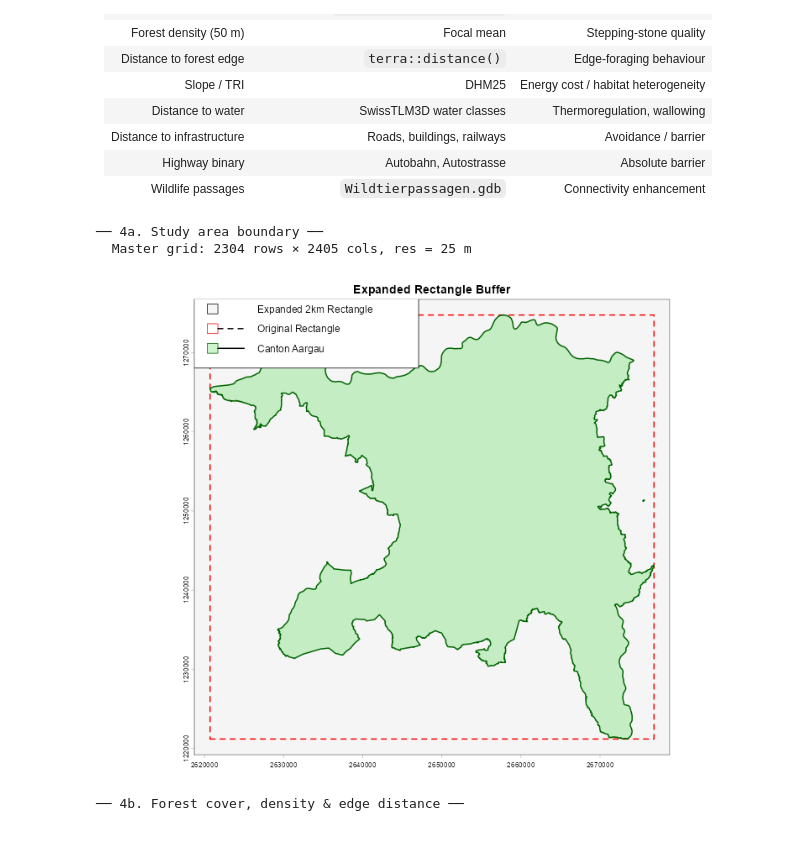
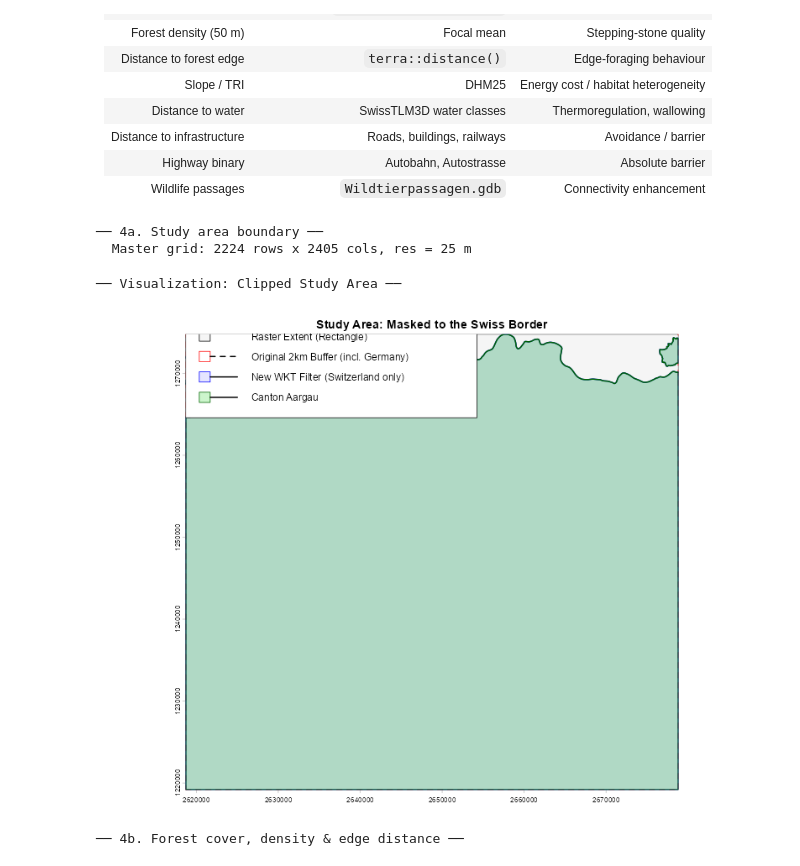
Before and after one commit to LukasBuchmann/BA-wild-boar-connectivity-modeling, a Jupyter notebook: scripts/01_create_resistance_surface.ipynb, the cells around one changed output. Saved outputs shown, nothing was run; the diff lists cells and outputs as text; code cells hidden in the pictures.

```diff
--- a/scripts/01_create_resistance_surface.ipynb
+++ b/scripts/01_create_resistance_surface.ipynb
@@ -297,53 +328,74 @@ cat("── 4a. Study area boundary ──\n")
 kantone <- st_read(BOUNDARIES_PATH, layer = "tlm_kantonsgebiet", quiet = TRUE) %>%
   st_transform(2056)
 
-aargau_poly   <- kantone %>% filter(name == "Aargau")
-aargau_vect   <- vect(aargau_poly)
+aargau_poly <- kantone %>% filter(name == "Aargau")
+aargau_vect <- vect(aargau_poly)
 
-# 1. Get the exact bounding box (rectangle) of Canton Aargau
+# Expand the canton bbox by BUFFER_M metres in every direction.
+# The extent of every subsequent raster will match this buffered rectangle.
 bbox <- st_bbox(aargau_poly)
+bbox["xmin"] <- bbox["xmin"] - BUFFER_M
+bbox["ymin"] <- bbox["ymin"] - BUFFER_M
+bbox["xmax"] <- bbox["xmax"] + BUFFER_M
+bbox["ymax"] <- bbox["ymax"] + BUFFER_M
 
-# 2. Expand the rectangle mathematically by 2000 meters in all directions
-bbox["xmin"] <- bbox["xmin"] - 2000
-bbox["ymin"] <- bbox["ymin"] - 2000
-bbox["xmax"] <- bbox["xmax"] + 2000
-bbox["ymax"] <- bbox["ymax"] + 2000
+# Create the perfect rectangle first
+aargau_bbox_rect <- st_as_sfc(bbox)
 
-# 3. Convert the expanded box back into a polygon for spatial filtering (WKT)
-aargau_bbox_buffered <- st_as_sfc(bbox)
-aargau_wkt <- st_as_text(aargau_bbox_buffered)
+# Create the Swiss national border by unioning all cantons
+swiss_poly <- st_union(kantone)
 
-# 4. Create the master grid based on this perfectly expanded rectangle
-master_grid <- rast(ext(vect(aargau_bbox_buffered)), resolution = TARGET_RES_M, crs = "EPSG:2056")
+# Chop off the German part of the rectangle
+aargau_bbox_buffered <- st_intersection(aargau_bbox_rect, swiss_poly)
 
-cat(sprintf("  Master grid: %d rows × %d cols, res = %d m\n",
+# Generate vectorized and wkt version
+aargau_bbox_vect     <- vect(aargau_bbox_buffered)
+aargau_wkt           <- st_as_text(st_geometry(aargau_bbox_buffered))
+
+# Master grid covering the buffered rectangle - the canonical extent for Aargau
+master_grid <- rast(ext(aargau_bbox_vect),
+                    resolution = TARGET_RES_M, crs = "EPSG:2056")
+
+cat(sprintf("  Master grid: %d rows x %d cols, res = %d m\n",
             nrow(master_grid), ncol(master_grid), TARGET_RES_M))
 # %% [output]
 ── 4a. Study area boundary ──
-  Master grid: 2304 rows × 2405 cols, res = 25 m
+  Master grid: 2224 rows x 2405 cols, res = 25 m
 # %%
-# Fill grid temporarily for rendering
+cat("── Visualization: Clipped Study Area ──\n")
+
+# 1. Temporarily fill the master grid with 1s so it renders a solid background
 master_grid[] <- 1
 
-# Plot the new master grid (the expanded rectangle)
-plot(master_grid, col = "whitesmoke", main = "Expanded Rectangle Buffer", legend = FALSE)
+# 2. Plot the computational extent (The raster remains strictly rectangular!)
+plot(master_grid, col = "whitesmoke",
+     main = "Study Area: Masked to the Swiss Border", legend = FALSE)
 
-# Plot the original bounding box (before the 2km expansion)
-plot(st_as_sfc(st_bbox(aargau_poly)), add = TRUE, border = "red", lty = 2, lwd = 2)
+# 3. Plot the original full rectangle (including Germany) as a red dashed line
+plot(st_as_sfc(bbox), add = TRUE, border = "red", lty = 2, lwd = 2)
 
-# Plot the actual Canton geometry inside
-plot(aargau_vect, add = TRUE, border = "darkgreen", col = rgb(0, 0.8, 0, 0.2), lwd = 2)
+# 4. Highlight the new, clipped shape (Switzerland only) in blue
+plot(aargau_bbox_vect, add = TRUE, border = "blue", col = rgb(0, 0, 1, 0.1), lwd = 2)
 
+# 5. Overlay the actual Canton Aargau geometry in green
+plot(aargau_bbox_vect, add = TRUE, border = "darkgreen", col = rgb(0, 0.8, 0, 0.2), lwd = 2)
+
+# 6. Add a clear legend
 legend("topleft",
-       legend = c("Expanded 2km Rectangle", "Original Rectangle", "Canton Aargau"),
-       fill = c("whitesmoke", NA, rgb(0, 0.8, 0, 0.2)),
-       border = c("black", "red", "darkgreen"),
-       lty = c(NA, 2, 1), lwd = c(NA, 2, 2), bg = "white")
+       legend = c("Raster Extent (Rectangle)",
+                  "Original 2km Buffer (incl. Germany)",
+                  "New WKT Filter (Switzerland only)",
+                  "Canton Aargau"),
+       fill   = c("whitesmoke", NA, rgb(0, 0, 1, 0.1), rgb(0, 0.8, 0, 0.2)),
+       border = c("black", "red", "blue", "darkgreen"),
+       lty    = c(NA, 2, 1, 1),
+       lwd    = c(NA, 2, 2, 2), bg = "white")
 
-# Reset grid to NA!
+# 7. CRITICAL: Reset the master grid back to NA for the real spatial layers!
 master_grid[] <- NA
 # %% [output]
+── Visualization: Clipped Study Area ──
-[figure, old version]
+[figure, new version]
 # %%
 cat("── 4b. Forest cover, density & edge distance ──\n")
 
```
Also changed, not shown: parts of 21 cells of this notebook, 3 other files.
